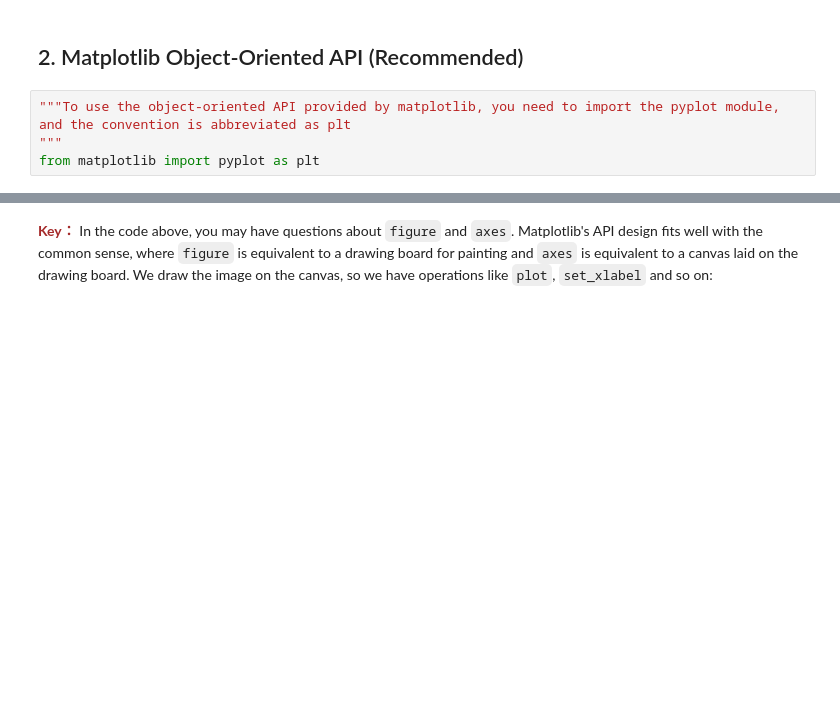
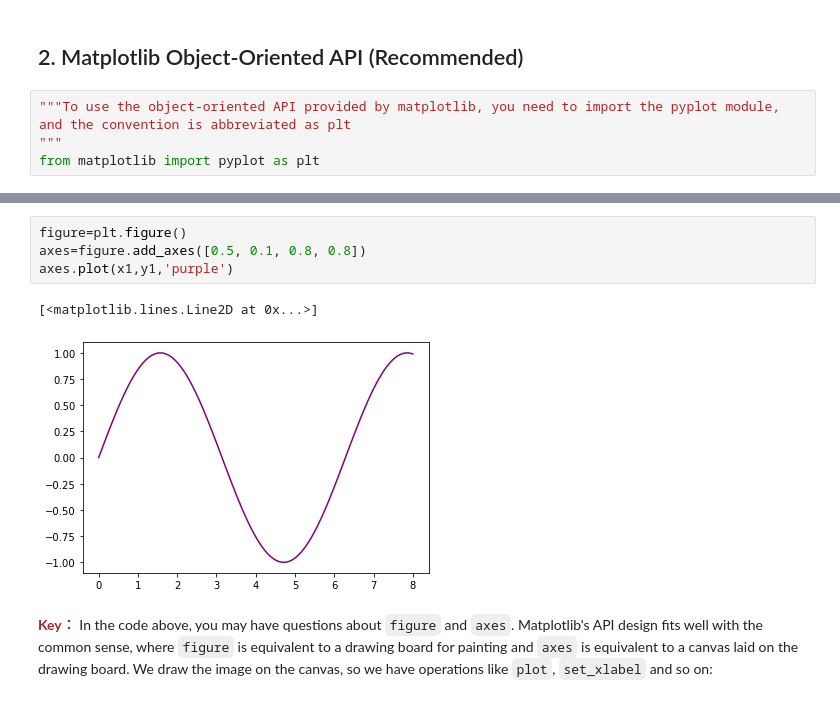
Before and after one commit to zahta/machine-learning, a Jupyter notebook: Notebook/labex_matplotlib.ipynb, the cells around one changed output, grey strips where cells are left out. Cells and saved outputs as stored; diff of their text form; blank space fills up the shorter version.

```diff
--- a/Notebook/labex_matplotlib.ipynb
+++ b/Notebook/labex_matplotlib.ipynb
@@ -118,3 +117,10 @@ axes.plot(x, y, 'r')
+# %%
+figure=plt.figure()
+axes=figure.add_axes([0.5, 0.1, 0.8, 0.8])
+axes.plot(x1,y1,'purple')
+# %% [output]
+[<matplotlib.lines.Line2D at 0x...>]
+[figure, added]
 # %% [markdown]
 <font color='brown'>**Key：**</font>
 In the code above, you may have questions about `figure` and `axes`. Matplotlib's API design fits well with the common sense, where `figure` is equivalent to a drawing board for painting and `axes` is equivalent to a canvas laid on the drawing board. We draw the image on the canvas, so we have operations like  `plot`, `set_xlabel` and so on:
```
Also changed, not shown: parts of 47 cells of this notebook, 4 other files.
